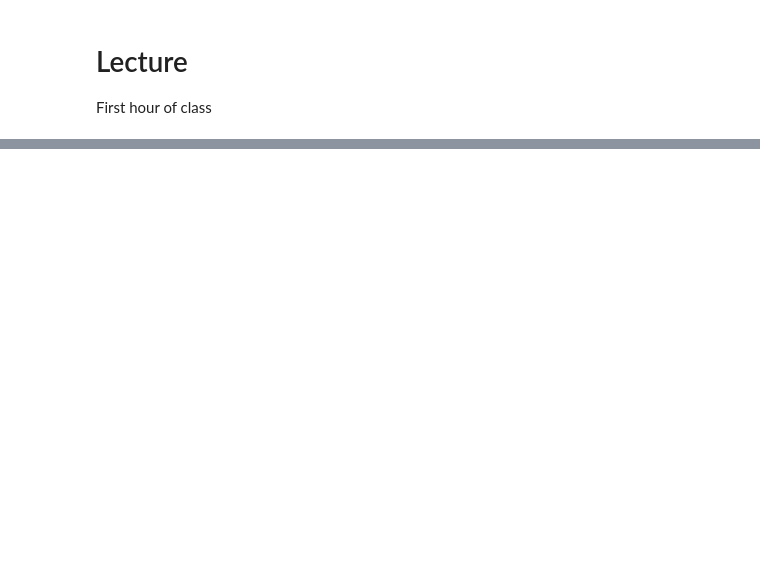
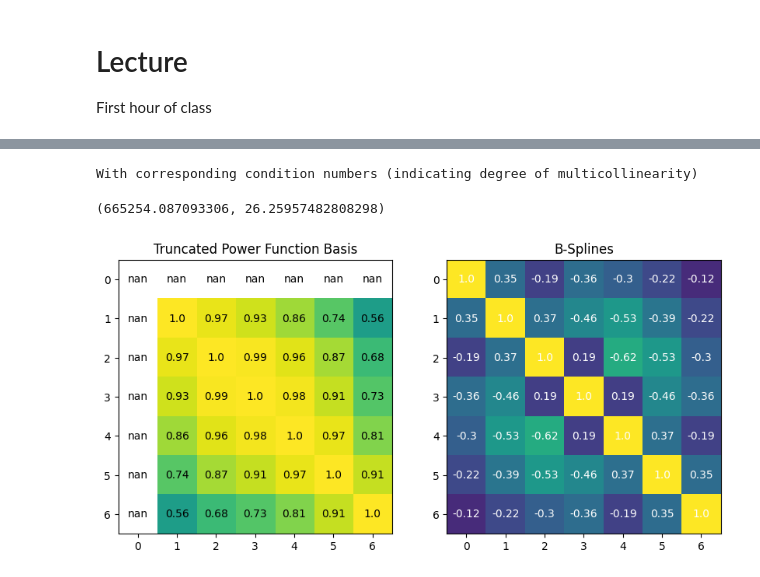
Before and after one commit to pointOfive/STA410_tenfouroverandout, a Jupyter notebook: STA410_Week8_Pre_Lecture_Reading_Etc.ipynb, the cells around one changed output, grey strips where cells are left out. Saved outputs shown, nothing was run; the diff lists cells and outputs as text; code cells hidden in the pictures; blank space fills up the shorter version.

```diff
--- a/STA410_Week8_Pre_Lecture_Reading_Etc.ipynb
+++ b/STA410_Week8_Pre_Lecture_Reading_Etc.ipynb
@@ -86,0 +152,21 @@ plt.style.use('seaborn-v0_8-colorblind')
+# %%
+# Truncated Power Function Basis create correlated (multicollinaer) data
+# while B-Splines create much more uncorrelated data
+fig,ax = plt.subplots(1,2,figsize=(10,5))
+ax[0].imshow(np.abs(np.corrcoef(X.T)),vmax=1,vmin=0)
+ax[0].set_title("Truncated Power Function Basis")
+for i in range(7):
+    for j in range(7):
+        ax[0].text(x=j, y=i, s=np.round(np.corrcoef(X.T),2)[i,j], horizontalalignment='center', verticalalignment='center')
+ax[1].imshow(np.abs(np.corrcoef(Xs.T)),vmax=1,vmin=0)
+for i in range(7):
+    for j in range(7):
+        ax[1].text(x=j, y=i, s=np.round(np.corrcoef(Xs.T),2)[i,j], color='white', horizontalalignment='center', verticalalignment='center')
+_=ax[1].set_title("B-Splines")
+
+print("With corresponding condition numbers (indicating degree of multicollinearity)")
+np.linalg.cond(X)**2, np.linalg.cond(Xs)**2
+# %% [output]
+With corresponding condition numbers (indicating degree of multicollinearity)
+(665254.087093306, 26.25957482808298)
+[figure, added]
```
Also changed, not shown: parts of 13 cells of this notebook.
